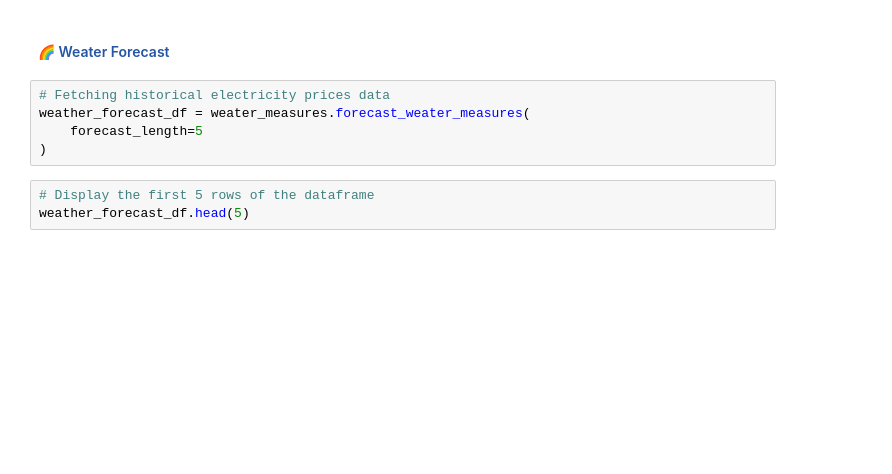
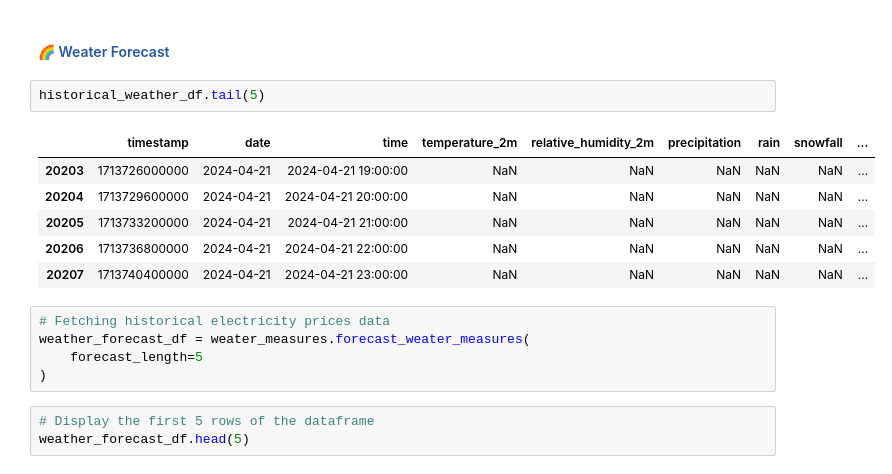
Before and after one commit to Camillahannesbo/BDS_MLOPs_Assignment, a Jupyter notebook: notebooks/1_feature_backfill.ipynb, the cells around one changed output. Drawn from its saved outputs; the diff is of its cells as text; blank space fills up the shorter version.

```diff
--- a/notebooks/1_feature_backfill.ipynb
+++ b/notebooks/1_feature_backfill.ipynb
@@ -201,5 +212,14 @@ memory usage: 2.0+ MB
 # %% [markdown]
 #### <span style="color:#2656a3;"> 🌈 Weater Forecast
+# %%
+historical_weather_df.tail(5)
+# %% [output]
+|  | timestamp | date | time | temperature_2m | relative_humidity_2m | precipitation | rain | snowfall | ... |
+| 20203 | 1713726000000 | 2024-04-21 | 2024-04-21 19:00:00 | NaN | NaN | NaN | NaN | NaN | ... |
+| 20204 | 1713729600000 | 2024-04-21 | 2024-04-21 20:00:00 | NaN | NaN | NaN | NaN | NaN | ... |
+| 20205 | 1713733200000 | 2024-04-21 | 2024-04-21 21:00:00 | NaN | NaN | NaN | NaN | NaN | ... |
+| 20206 | 1713736800000 | 2024-04-21 | 2024-04-21 22:00:00 | NaN | NaN | NaN | NaN | NaN | ... |
+| 20207 | 1713740400000 | 2024-04-21 | 2024-04-21 23:00:00 | NaN | NaN | NaN | NaN | NaN | ... |
 # %%
 # Fetching historical electricity prices data
 weather_forecast_df = weater_measures.forecast_weater_measures(
```
Also changed, not shown: parts of 18 cells of this notebook.
